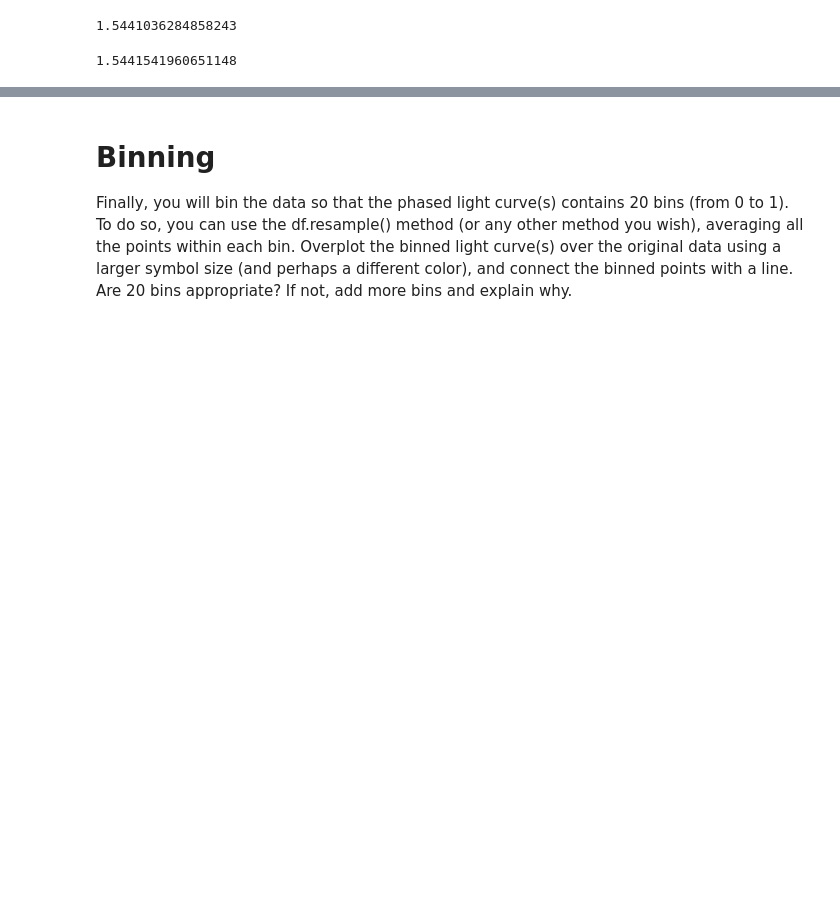
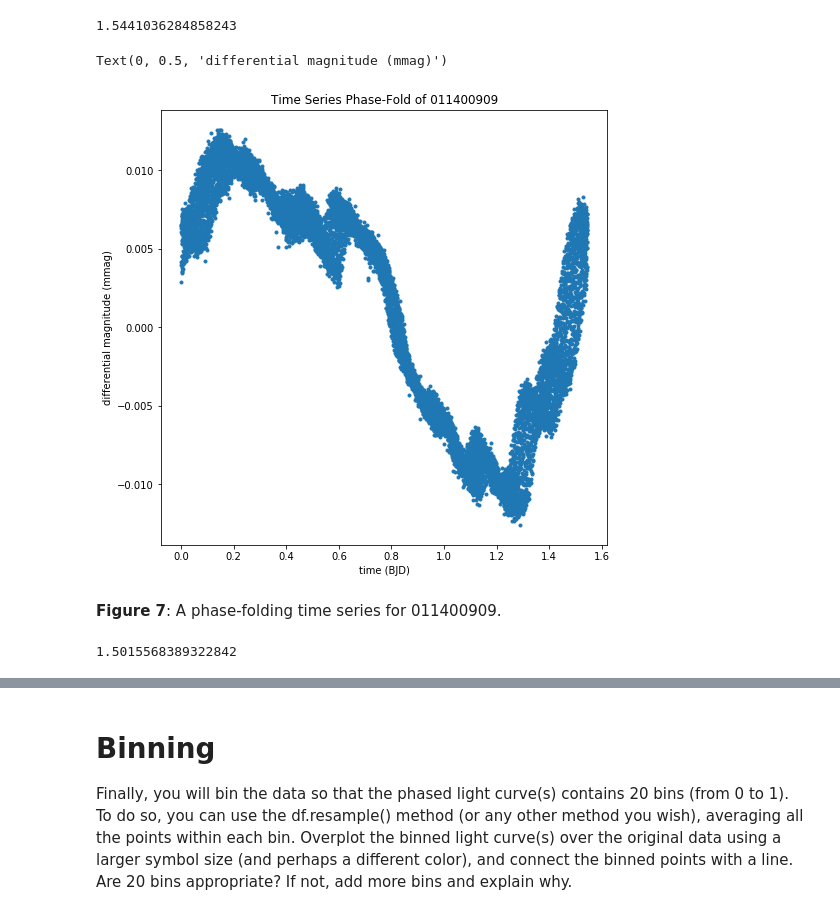
Before and after one commit to cath19/DSPS_-charty-, a Jupyter notebook: HW11/TESSlightcurves_cHarty.ipynb, the cells around one changed output, grey strips where cells are left out. Cells and saved outputs as stored; diff of their text form; code cells hidden in the pictures; blank space fills up the shorter version.

```diff
--- a/HW11/TESSlightcurves_cHarty.ipynb
+++ b/HW11/TESSlightcurves_cHarty.ipynb
@@ -217,11 +217,23 @@ period1 = 1/fundamentalfreq1
 period1
 # %% [output]
 1.5441036284858243
+# %%
+fig = pl.figure(figsize = (8, 8))
+timeSeries1['phase-fold'] = np.mod(timeSeries1['time'], period1)
+pl.plot(timeSeries1['phase-fold'], timeSeries1['mmag'], '.')
+pl.title('Time Series Phase-Fold of 011400909')
+pl.xlabel('time (BJD)')
+pl.ylabel('differential magnitude (mmag)')
+# %% [output]
+Text(0, 0.5, 'differential magnitude (mmag)')
+[figure, added]
+# %% [markdown]
+**Figure 7**: A phase-folding time series for 011400909.
 # %%
 #Star 146879345
 index2 = amp2.argmax(axis = 0)
-fundamentalfreq2 = frequency2[index1]
+fundamentalfreq2 = frequency2[index2]
 period2 = 1/fundamentalfreq2
 period2
 # %% [output]
-1.5441541960651148
+1.5015568389322842
```
Also changed, not shown: parts of 3 cells of this notebook.
